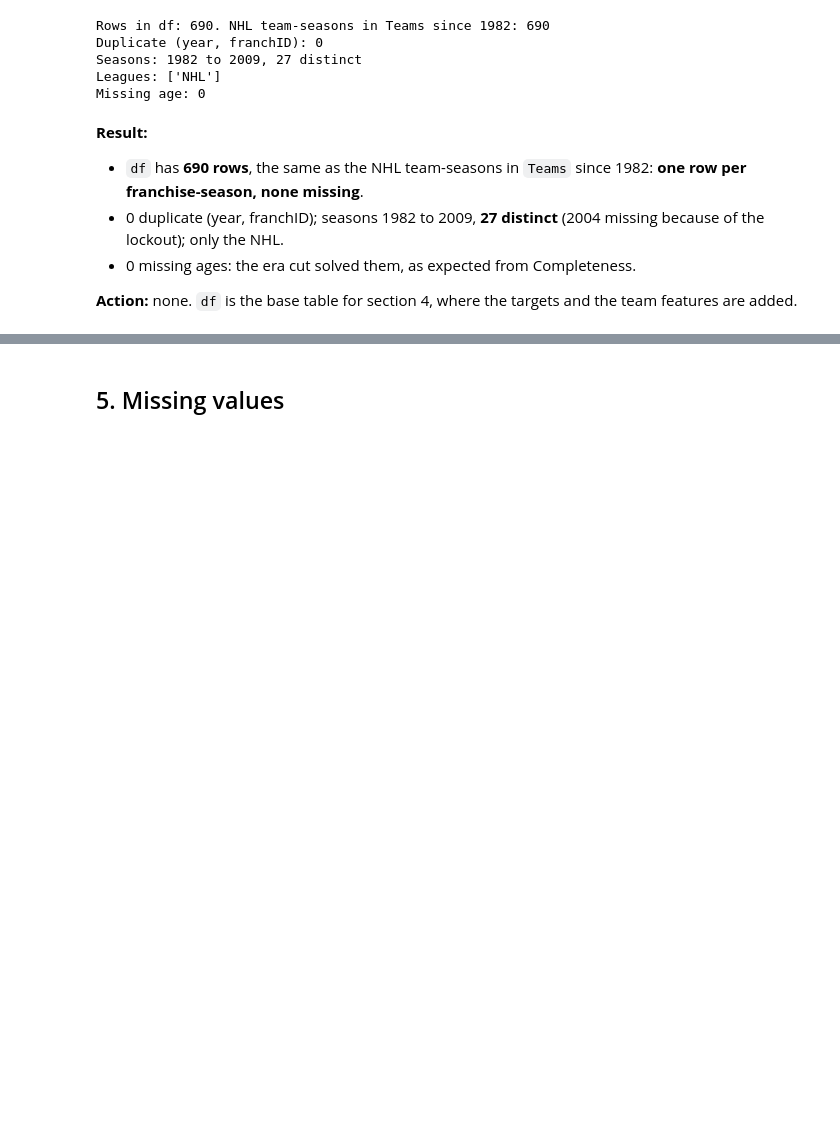
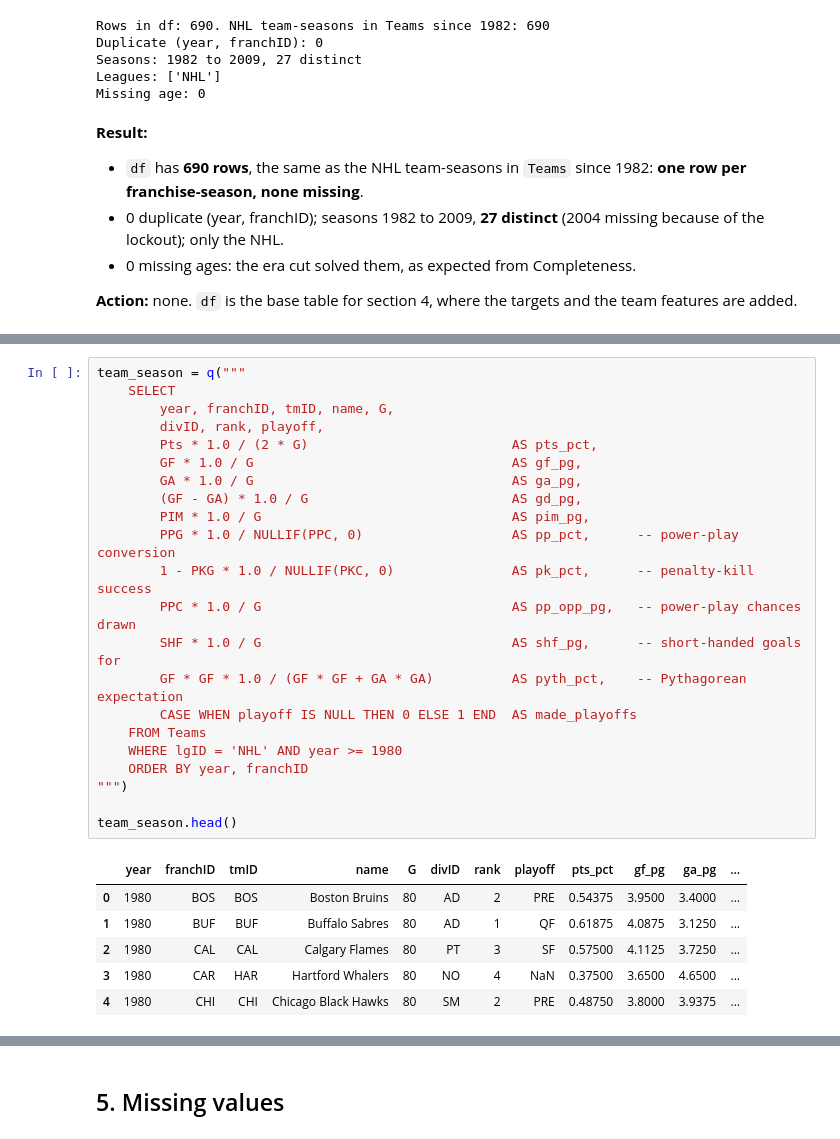
Before and after one commit to LuisBento2005/AC_DataMining, a Jupyter notebook: notebooks/03_data_preparation.ipynb, the cells around one changed output, grey strips where cells are left out. Drawn from its saved outputs; the diff is of its cells as text; blank space fills up the shorter version.

```diff
--- a/notebooks/03_data_preparation.ipynb
+++ b/notebooks/03_data_preparation.ipynb
@@ -1967,0 +2189,29 @@ Missing age: 0
+# %%
+team_season = q("""
+    SELECT
+        year, franchID, tmID, name, G,
+        divID, rank, playoff,
+        Pts * 1.0 / (2 * G)                          AS pts_pct,
+        GF * 1.0 / G                                 AS gf_pg,
+        GA * 1.0 / G                                 AS ga_pg,
+        (GF - GA) * 1.0 / G                          AS gd_pg,
+        PIM * 1.0 / G                                AS pim_pg,
+        PPG * 1.0 / NULLIF(PPC, 0)                   AS pp_pct,      -- power-play conversion
+        1 - PKG * 1.0 / NULLIF(PKC, 0)               AS pk_pct,      -- penalty-kill success
+        PPC * 1.0 / G                                AS pp_opp_pg,   -- power-play chances drawn
+        SHF * 1.0 / G                                AS shf_pg,      -- short-handed goals for
+        GF * GF * 1.0 / (GF * GF + GA * GA)          AS pyth_pct,    -- Pythagorean expectation
+        CASE WHEN playoff IS NULL THEN 0 ELSE 1 END  AS made_playoffs
+    FROM Teams
+    WHERE lgID = 'NHL' AND year >= 1980
+    ORDER BY year, franchID
+""")
+
+team_season.head()
+# %% [output]
+|  | year | franchID | tmID | name | G | divID | rank | playoff | pts_pct | gf_pg | ga_pg | ... |
+| 0 | 1980 | BOS | BOS | Boston Bruins | 80 | AD | 2 | PRE | 0.54375 | 3.9500 | 3.4000 | ... |
+| 1 | 1980 | BUF | BUF | Buffalo Sabres | 80 | AD | 1 | QF | 0.61875 | 4.0875 | 3.1250 | ... |
+| 2 | 1980 | CAL | CAL | Calgary Flames | 80 | PT | 3 | SF | 0.57500 | 4.1125 | 3.7250 | ... |
+| 3 | 1980 | CAR | HAR | Hartford Whalers | 80 | NO | 4 | NaN | 0.37500 | 3.6500 | 4.6500 | ... |
+| 4 | 1980 | CHI | CHI | Chicago Black Hawks | 80 | SM | 2 | PRE | 0.48750 | 3.8000 | 3.9375 | ... |
```
Also changed, not shown: parts of 55 cells of this notebook.
